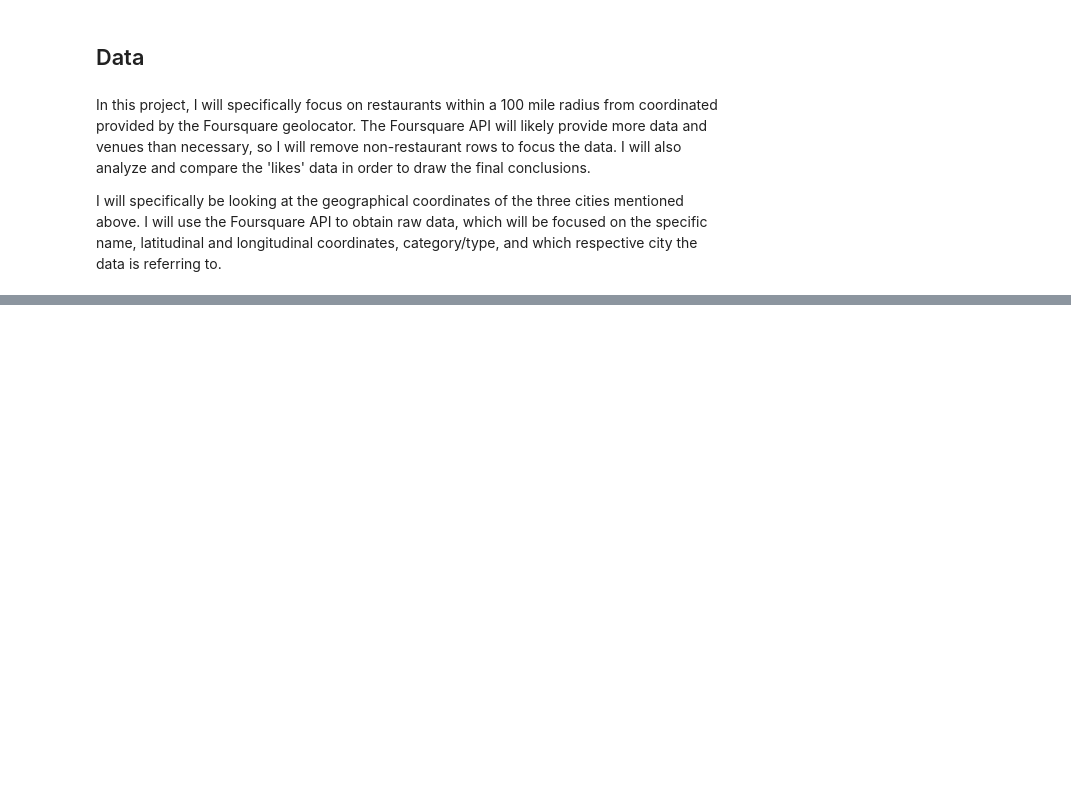
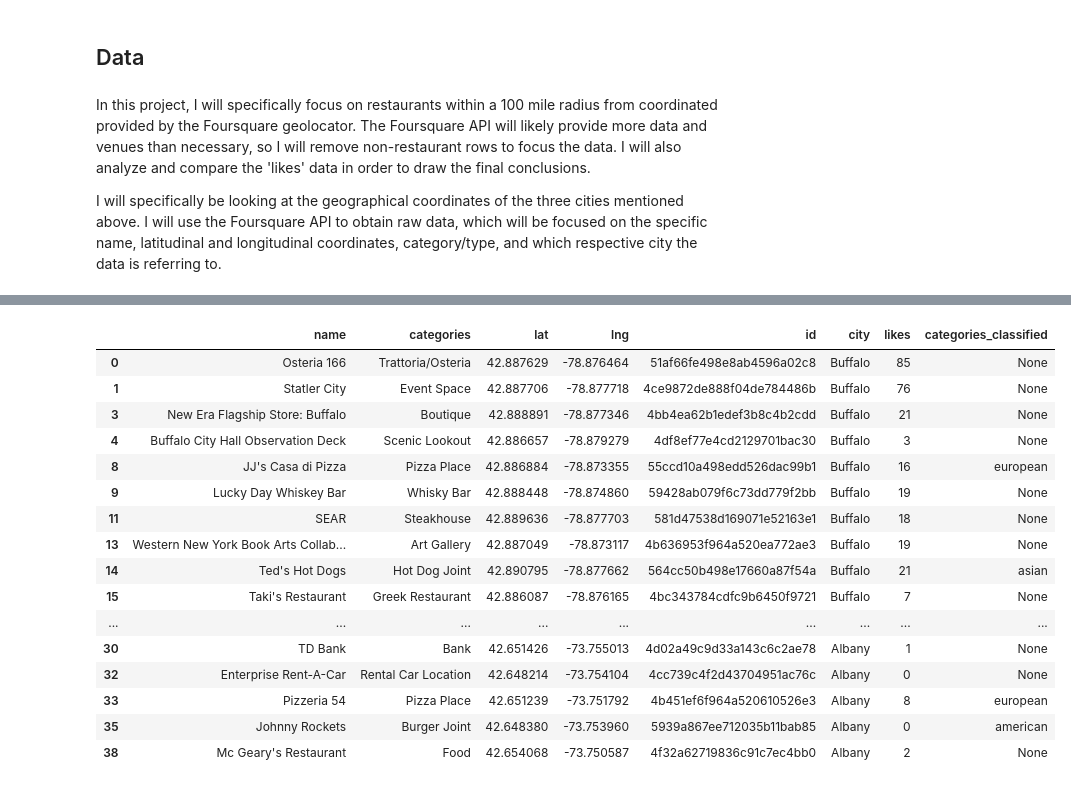
Before and after one commit to eocampo720/Data-Science-Project, a Jupyter notebook: Capstone Project - The Battle of Neighborhoods.ipynb, the cells around one changed output, grey strips where cells are left out. Cells and saved outputs as stored; diff of their text form; code cells hidden in the pictures; blank space fills up the shorter version.

```diff
--- a/Capstone Project - The Battle of Neighborhoods.ipynb
+++ b/Capstone Project - The Battle of Neighborhoods.ipynb
@@ -14,0 +220,12 @@ I will specifically be looking at the geographical coordinates of the three citi
+# %%
+# add location data to the data sets of each respective city
+
+nearby_venues1['city'] = 'Buffalo'
+nearby_venues2['city'] = 'Ithaca'
+nearby_venues3['city'] = 'Albany'
+# %%
+# combine the three cities into one data set
+
+nearby_venues = nearby_venues1.copy()
+nearby_venues = nearby_venues.append(nearby_venues2)
+nearby_venues = nearby_venues.append(nearby_venues3)
@@ -14,0 +391,56 @@ I will specifically be looking at the geographical coordinates of the three citi
+# %%
+# grouping types of restaurants/cuisines together
+
+european = ['Mediterranean Restaurant', 'Scandinavian Restaurant', 'Pizza Place',
+       'French Restaurant', 'Falafel Restaurant', 'Italian Restaurant',
+       'Turkish Restaurant']
+
+latin = ['Mexican Restaurant', 'Taco Place', 'Brazilian Restaurant',
+          'Burrito Place']
+
+asian = ['Japanese Restaurant', 'Vietnamese Restaurant', 'Chinese Restaurant',
+         'Hot Dog Joint', 'Hotpot Restaurant', 'Indian Restaurant',
+         'Thai Restaurant', 'Dumpling Restaurant', 'Dim Sum Restaurant',
+         'Asian Restaurant', 'Filipino Restaurant', 'Sushi Restaurant',
+         'Ramen Restaurant']
+
+american = ['Vegetarian / Vegan Restaurant', 'Seafood Restaurant', 'Caribbean Restaurant',
+           'Burger Joint', 'American Restaurant', 'New American Restaurant',
+            'Southern / Soul Food Restaurant', 'Diner']
+
+casual = ['Bagel Shop', 'Sandwich Place', 'Fried Chicken Joint',
+          'Breakfast Spot', 'Wings Joint', 'Fast Food Restaurant',
+          'Theme Restaurant']
+
+def conditions(s):
+    if s['categories'] in european:
+        return 'european'
+    if s['categories'] in latin:
+        return 'latin'
+    if s['categories'] in asian:
+        return 'asian'
+    if s['categories'] in american:
+        return 'american'
+    if s['categories'] in casual:
+        return 'casual'
+
+raw_dataset['categories_classified'] = raw_dataset.apply(conditions, axis=1)
+raw_dataset
+# %% [output]
+|  | name | categories | lat | lng | id | city | likes | categories_classified |
+| 0 | Osteria 166 | Trattoria/Osteria | 42.887629 | -78.876464 | 51af66fe498e8ab4596a02c8 | Buffalo | 85 | None |
+| 1 | Statler City | Event Space | 42.887706 | -78.877718 | 4ce9872de888f04de784486b | Buffalo | 76 | None |
+| 3 | New Era Flagship Store: Buffalo | Boutique | 42.888891 | -78.877346 | 4bb4ea62b1edef3b8c4b2cdd | Buffalo | 21 | None |
+| 4 | Buffalo City Hall Observation Deck | Scenic Lookout | 42.886657 | -78.879279 | 4df8ef77e4cd2129701bac30 | Buffalo | 3 | None |
+| 8 | JJ's Casa di Pizza | Pizza Place | 42.886884 | -78.873355 | 55ccd10a498edd526dac99b1 | Buffalo | 16 | european |
+| 9 | Lucky Day Whiskey Bar | Whisky Bar | 42.888448 | -78.874860 | 59428ab079f6c73dd779f2bb | Buffalo | 19 | None |
+| 11 | SEAR | Steakhouse | 42.889636 | -78.877703 | 581d47538d169071e52163e1 | Buffalo | 18 | None |
+| 13 | Western New York Book Arts Collab... | Art Gallery | 42.887049 | -78.873117 | 4b636953f964a520ea772ae3 | Buffalo | 19 | None |
+| 14 | Ted's Hot Dogs | Hot Dog Joint | 42.890795 | -78.877662 | 564cc50b498e17660a87f54a | Buffalo | 21 | asian |
+| 15 | Taki's Restaurant | Greek Restaurant | 42.886087 | -78.876165 | 4bc343784cdfc9b6450f9721 | Buffalo | 7 | None |
+| ... | ... | ... | ... | ... | ... | ... | ... | ... |
+| 30 | TD Bank | Bank | 42.651426 | -73.755013 | 4d02a49c9d33a143c6c2ae78 | Albany | 1 | None |
+| 32 | Enterprise Rent-A-Car | Rental Car Location | 42.648214 | -73.754104 | 4cc739c4f2d43704951ac76c | Albany | 0 | None |
+| 33 | Pizzeria 54 | Pizza Place | 42.651239 | -73.751792 | 4b451ef6f964a520610526e3 | Albany | 8 | european |
+| 35 | Johnny Rockets | Burger Joint | 42.648380 | -73.753960 | 5939a867ee712035b11bab85 | Albany | 0 | american |
+| 38 | Mc Geary's Restaurant | Food | 42.654068 | -73.750587 | 4f32a62719836c91c7ec4bb0 | Albany | 2 | None |
```
Also changed, not shown: parts of 39 cells of this notebook.
